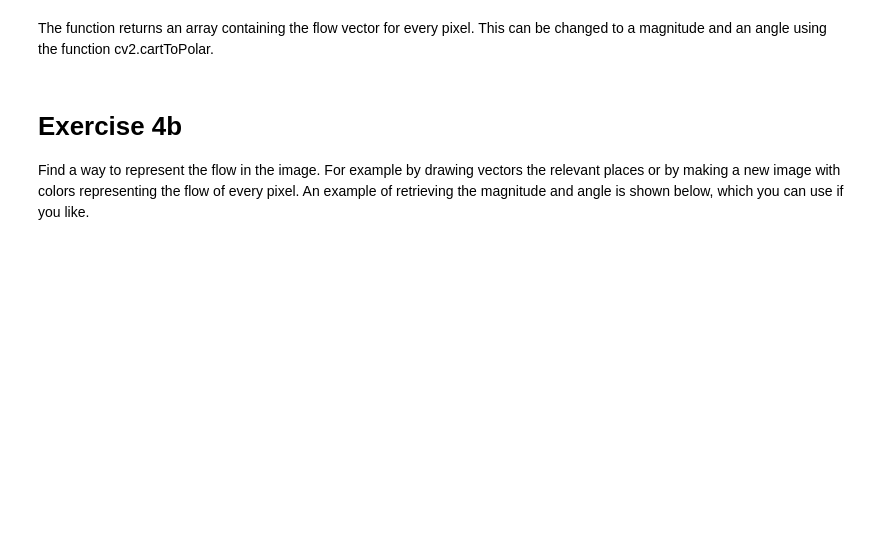
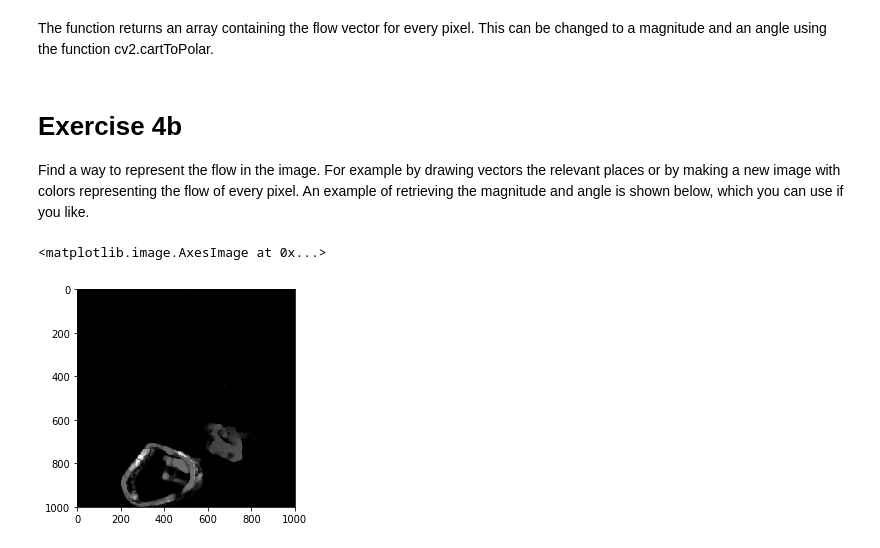
Before and after one commit to SpartanTan/Perception_for_AUS, a Jupyter notebook: Exercises week 2/Exercise 4 - Optical Flow.ipynb, the cells around one changed output. Cells and saved outputs as stored; diff of their text form; code cells hidden in the pictures; blank space fills up the shorter version.

```diff
--- a/Exercises week 2/Exercise 4 - Optical Flow.ipynb
+++ b/Exercises week 2/Exercise 4 - Optical Flow.ipynb
@@ -59,5 +83,14 @@ The function returns an array containing the flow vector for every pixel. This c
 Find a way to represent the flow in the image. For example by drawing vectors the relevant places or by making a new image with colors representing the flow of every pixel. An example of retrieving the magnitude and angle is shown below, which you can use if you like.
 # %%
 mag, ang = cv2.cartToPolar(flow[:,:,0], flow[:,:,1]) # Retrieving the magnitude and angle of every pixel
-
+hsv = np.zeros_like(img1)
 ### Fill in some code to represent the flow here ###
+hsv[...,0] = ang*180/np.pi/2
+hsv[...,2] = cv2.normalize(mag,None,0,255,cv2.NORM_MINMAX)
+bgr = cv2.cvtColor(hsv,cv2.COLOR_HSV2BGR)
+b,g,r = cv2.split(bgr) # Changing the order from bgr to rgb so that matplotlib can show it
+putput = cv2.merge([r,g,b])
+plt.imshow(putput)
+# %% [output]
+<matplotlib.image.AxesImage at 0x...>
+[figure, added]
```
Also changed, not shown: parts of 4 cells of this notebook.
